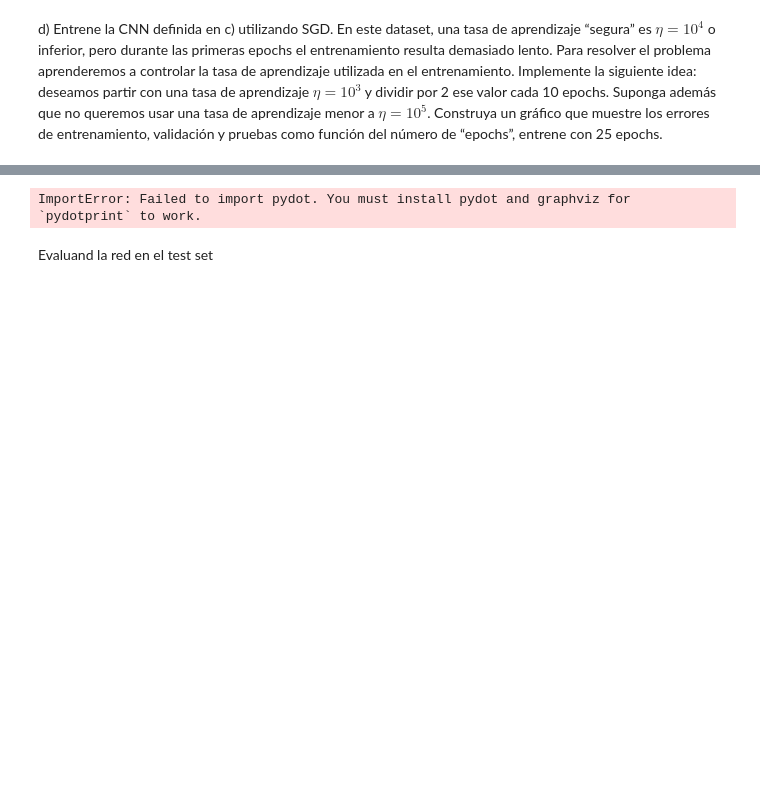
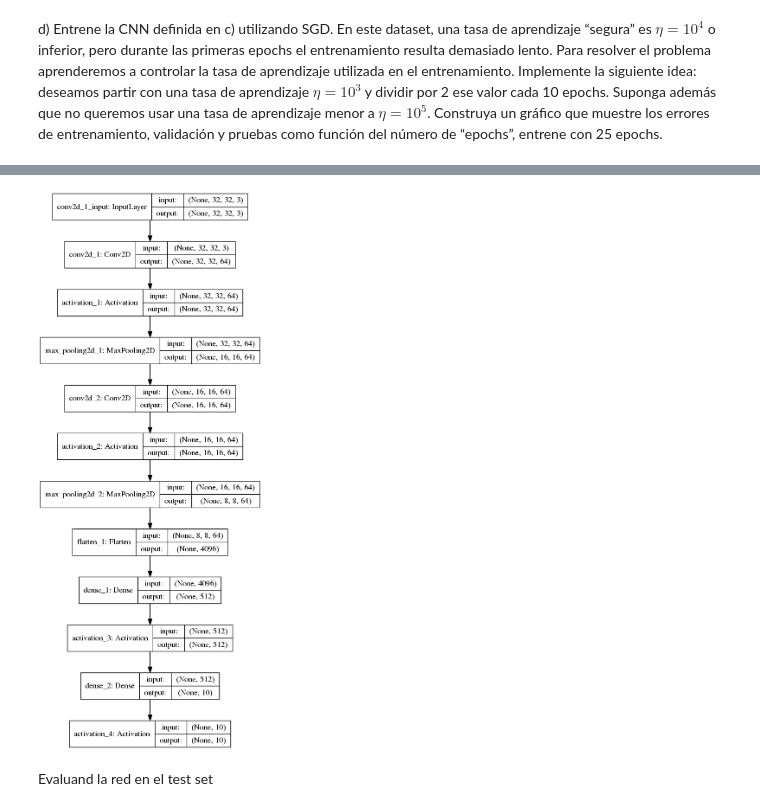
Before and after one commit to MrSutra/NeuralNetworks-1, a Jupyter notebook: Pregunta 3.ipynb, the cells around one changed output, grey strips where cells are left out. Saved outputs shown, nothing was run; the diff lists cells and outputs as text; code cells hidden in the pictures; blank space fills up the shorter version.

```diff
--- a/Pregunta 3.ipynb
+++ b/Pregunta 3.ipynb
@@ -185,3 +194,10 @@ Epoch 25/25
+# %%
+model.save('base_sgd.h5')  # creates a HDF5 file 'my_model.h5'
+del model  # deletes the existing model
+
+# returns a compiled model
+# identical to the previous one
+model = load_model('base_sgd.h5')
 # %%
 def plot(hist):
     loss = hist['loss']
@@ -216,7 +232,8 @@ plot(model_sgd.history)
 # %%
 plot_model(model, to_file='model_sgd.png', show_shapes=True)
+Image(filename='model_sgd.png')
 # %% [output]
-ImportError: Failed to import pydot. You must install pydot and graphviz for `pydotprint` to work.
+[figure, added]
 # %% [markdown]
 Evaluand la red en el test set
 # %%
```
Also changed, not shown: parts of 39 cells of this notebook, 12 other files.
